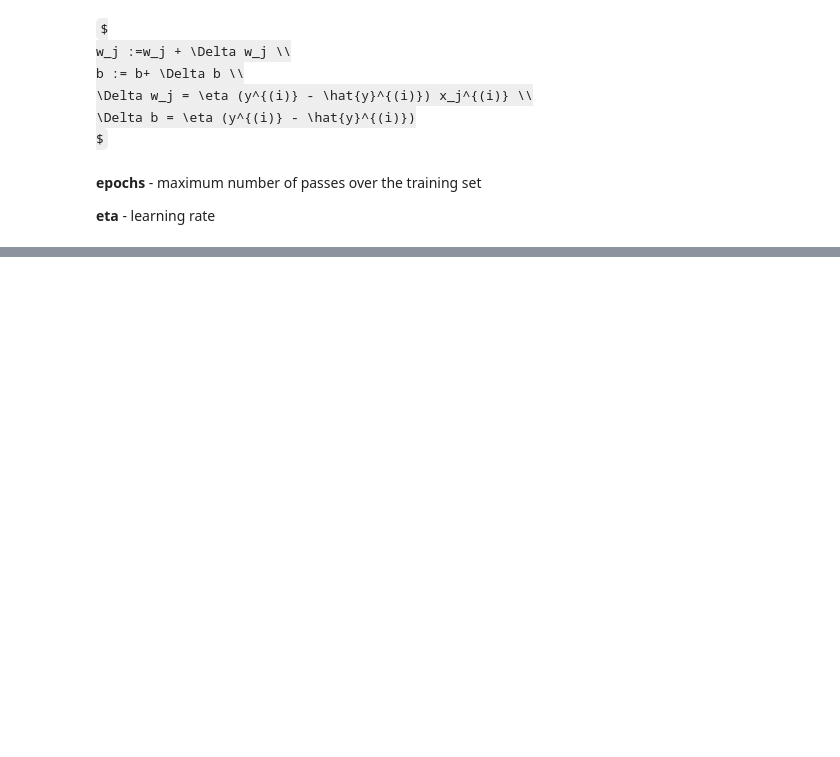
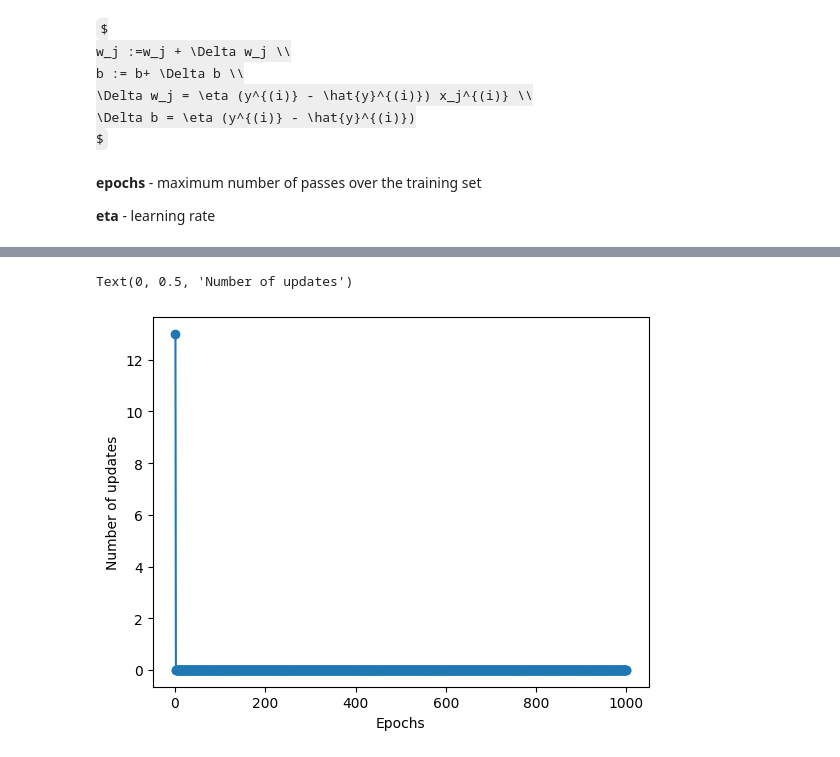
Before and after one commit to nnnlife/mlearn-pytorch, a Jupyter notebook: 1_percentron_intro.ipynb, the cells around one changed output, grey strips where cells are left out. Cells and saved outputs as stored; diff of their text form; code cells hidden in the pictures; some formulas as TeX source; blank space fills up the shorter version.

```diff
--- a/1_percentron_intro.ipynb
+++ b/1_percentron_intro.ipynb
@@ -70,0 +110,13 @@ arr.shape
+# %%
+candidates = df[['petal width (cm)', 'petal length (cm)']]
+# %%
+X = candidates.to_numpy()
+Y = np.where(datasets.target == 0, 1, -1) # versicolor(1) or 0
+# %%
+from sklearn.model_selection import train_test_split
+X_train, X_test, y_train, y_test = train_test_split(X, Y, test_size=0.2, random_state=1)
+# %%
+ppn = Perceptron(n_iter=1000, eta=0.001)
+ppn.fit(X_train, y_train)
+pred_train = ppn.predict(X_train)
+pred_test = ppn.predict(X_test)
@@ -70,0 +129,7 @@ arr.shape
+# %%
+plt.plot(range(1, len(ppn.errors_) + 1), ppn.errors_, marker='o')
+plt.xlabel('Epochs')
+plt.ylabel('Number of updates')
+# %% [output]
+Text(0, 0.5, 'Number of updates')
+[figure, added]
```
Also changed, not shown: parts of 15 cells of this notebook, 2 other files.
